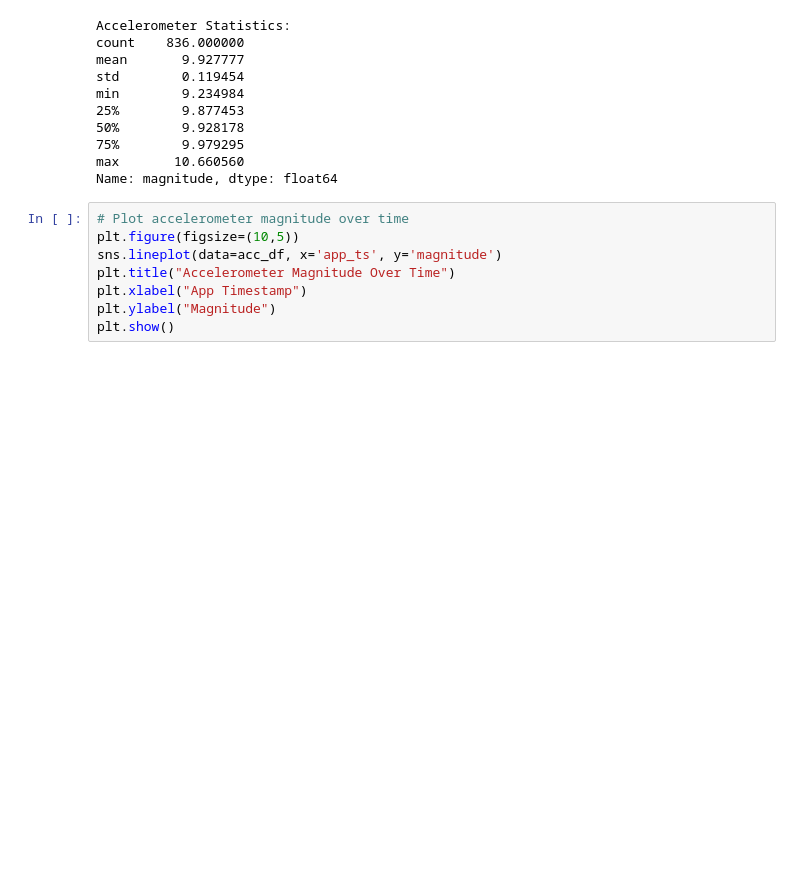
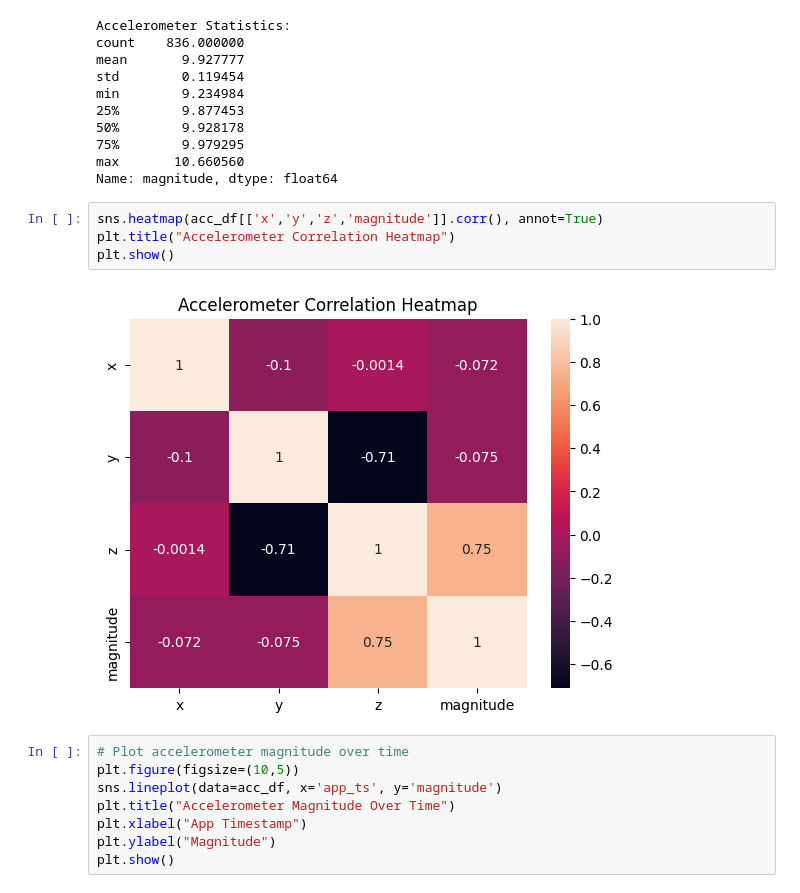
Before and after one commit to HiraNawaz2415/Assignment-1-TOPL-Roll-002-, a Jupyter notebook: assignment#1.ipynb, the cells around one changed output. Cells and saved outputs as stored; diff of their text form; blank space fills up the shorter version.

```diff
--- a/assignment#1.ipynb
+++ b/assignment#1.ipynb
@@ -199,6 +199,12 @@ min        9.234984
 75%        9.979295
 max       10.660560
 Name: magnitude, dtype: float64
+# %%
+sns.heatmap(acc_df[['x','y','z','magnitude']].corr(), annot=True)
+plt.title("Accelerometer Correlation Heatmap")
+plt.show()
+# %% [output]
+[figure, added]
 # %%
 # Plot accelerometer magnitude over time
 plt.figure(figsize=(10,5))
```
Also changed, not shown: parts of 26 cells of this notebook.
